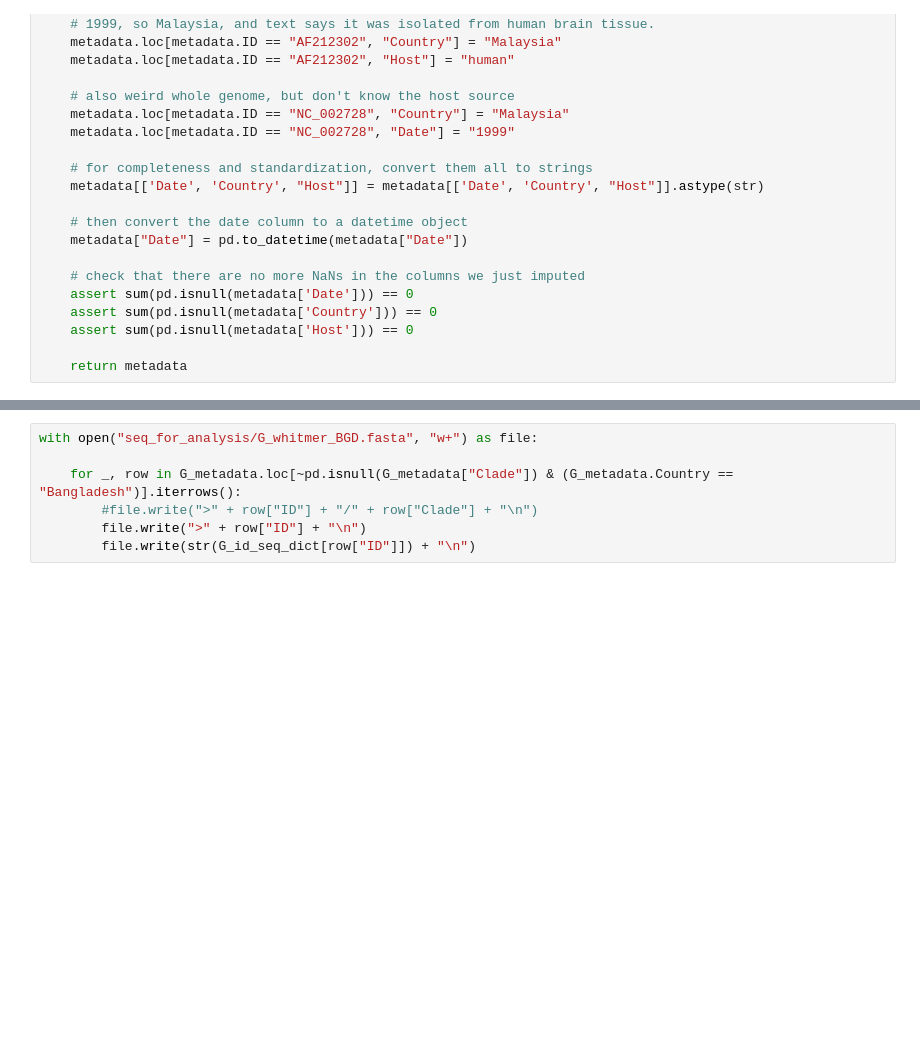
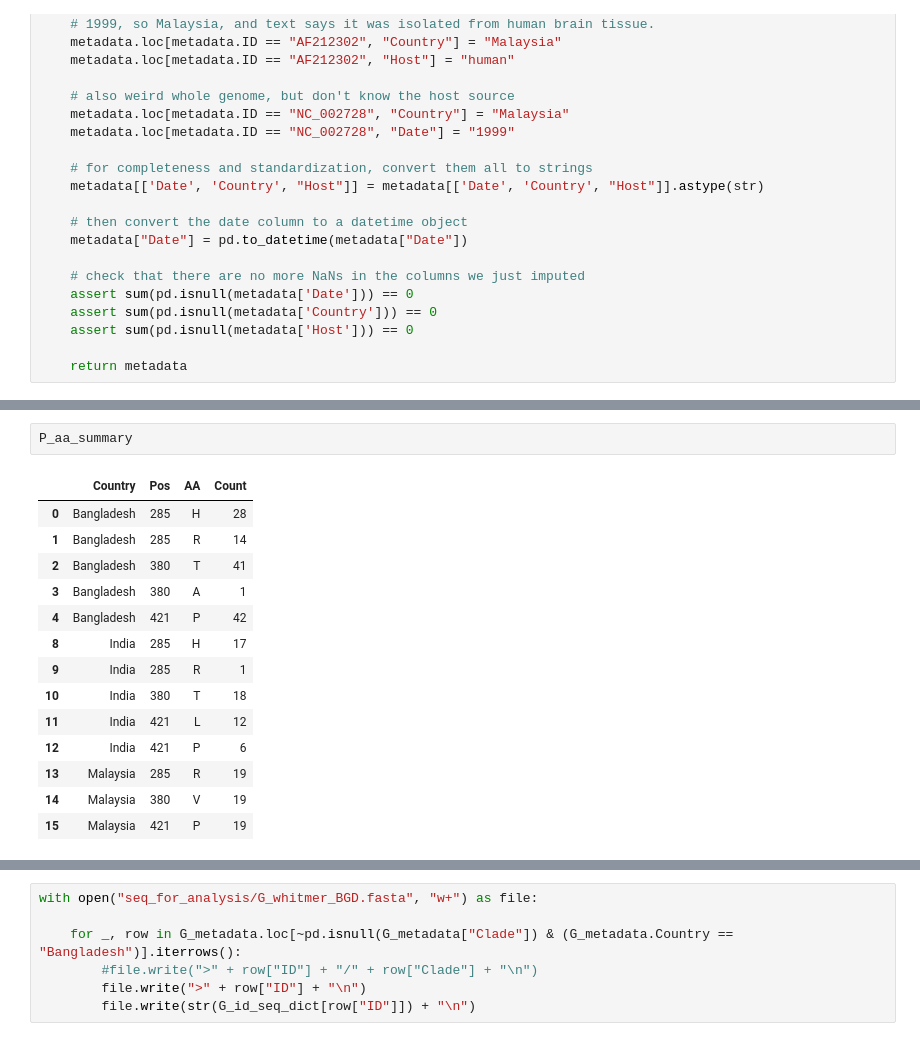
Before and after one commit to sanju99/niv_evo, a Jupyter notebook: evo_selection.ipynb, the cells around one changed output, grey strips where cells are left out. Cells and saved outputs as stored; diff of their text form; blank space fills up the shorter version.

```diff
--- a/evo_selection.ipynb
+++ b/evo_selection.ipynb
@@ -207,0 +266,17 @@ P_summary.shape
+# %%
+P_aa_summary
+# %% [output]
+|  | Country | Pos | AA | Count |
+| 0 | Bangladesh | 285 | H | 28 |
+| 1 | Bangladesh | 285 | R | 14 |
+| 2 | Bangladesh | 380 | T | 41 |
+| 3 | Bangladesh | 380 | A | 1 |
+| 4 | Bangladesh | 421 | P | 42 |
+| 8 | India | 285 | H | 17 |
+| 9 | India | 285 | R | 1 |
+| 10 | India | 380 | T | 18 |
+| 11 | India | 421 | L | 12 |
+| 12 | India | 421 | P | 6 |
+| 13 | Malaysia | 285 | R | 19 |
+| 14 | Malaysia | 380 | V | 19 |
+| 15 | Malaysia | 421 | P | 19 |
```
Also changed, not shown: parts of 11 cells of this notebook, 2 other files.
